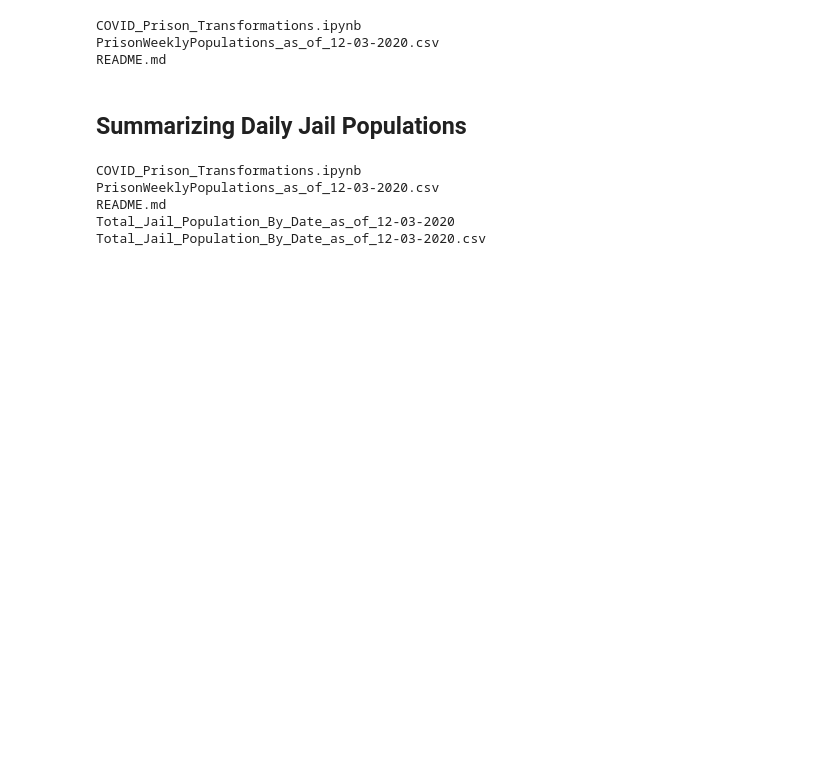
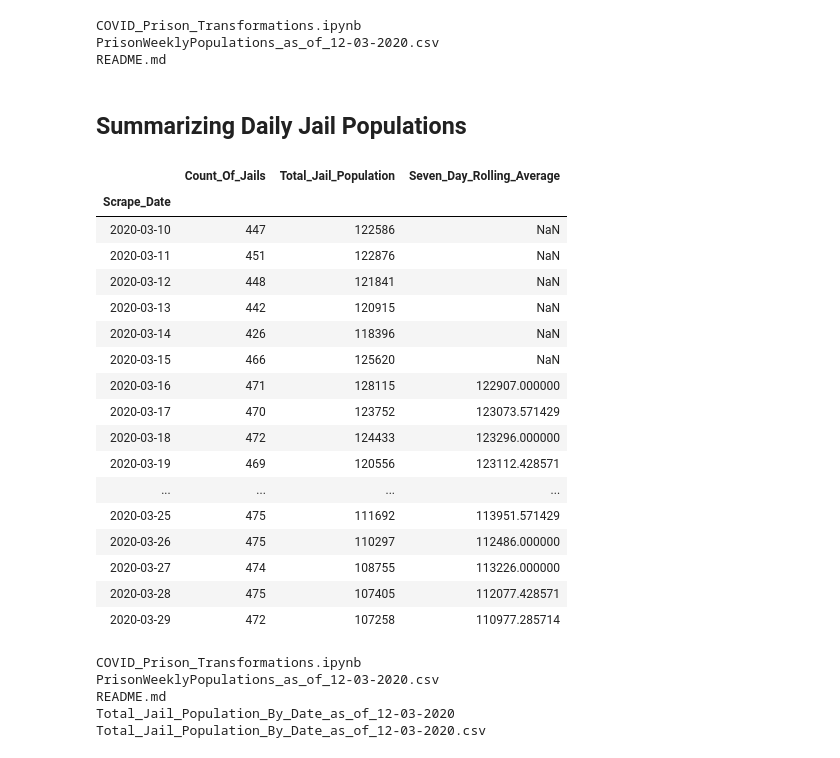
Before and after one commit to Matthew-Mitchell/PPI_COVID_Data_Rollups, a Jupyter notebook: COVID_Prison_Transformations.ipynb, the cells around one changed output. Saved outputs shown, nothing was run; the diff lists cells and outputs as text; code cells hidden in the pictures; blank space fills up the shorter version.

```diff
--- a/COVID_Prison_Transformations.ipynb
+++ b/COVID_Prison_Transformations.ipynb
@@ -136,6 +136,29 @@ jail_totals = df.groupby('Scrape_Date')['Population'].agg(['count', 'sum'])
 today = datetime.datetime.now().strftime('%m-%d-%Y') #Create string of today's date
 filename = "Total_Jail_Population_By_Date_as_of_{}.csv".format(today)
 jail_totals.to_csv(filename)
+# %%
+jail_totals.columns = ['Count_Of_Jails','Total_Jail_Population']
+jail_totals['Seven_Day_Rolling_Average'] = jail_totals['Total_Jail_Population'].rolling(7).mean()
+jail_totals.head(20)
+# %% [output]
+|  | Count_Of_Jails | Total_Jail_Population | Seven_Day_Rolling_Average |
+| Scrape_Date |  |  |  |
+| 2020-03-10 | 447 | 122586 | NaN |
+| 2020-03-11 | 451 | 122876 | NaN |
+| 2020-03-12 | 448 | 121841 | NaN |
+| 2020-03-13 | 442 | 120915 | NaN |
+| 2020-03-14 | 426 | 118396 | NaN |
+| 2020-03-15 | 466 | 125620 | NaN |
+| 2020-03-16 | 471 | 128115 | 122907.000000 |
+| 2020-03-17 | 470 | 123752 | 123073.571429 |
+| 2020-03-18 | 472 | 124433 | 123296.000000 |
+| 2020-03-19 | 469 | 120556 | 123112.428571 |
+| ... | ... | ... | ... |
+| 2020-03-25 | 475 | 111692 | 113951.571429 |
+| 2020-03-26 | 475 | 110297 | 112486.000000 |
+| 2020-03-27 | 474 | 108755 | 113226.000000 |
+| 2020-03-28 | 475 | 107405 | 112077.428571 |
+| 2020-03-29 | 472 | 107258 | 110977.285714 |
 # %%
 ls
 # %% [output]
```
Also changed, not shown: parts of 19 cells of this notebook, 1 other file.
